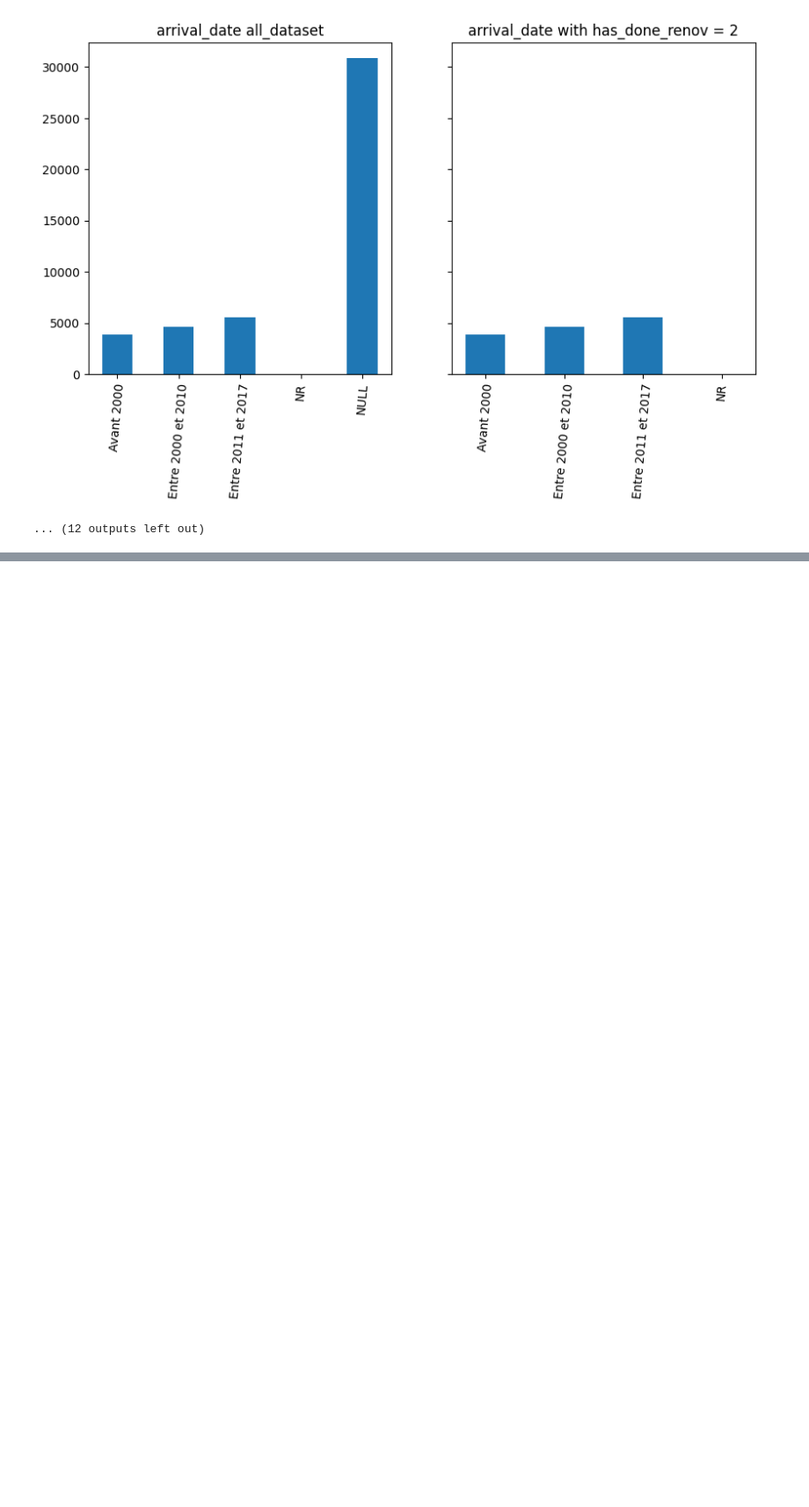
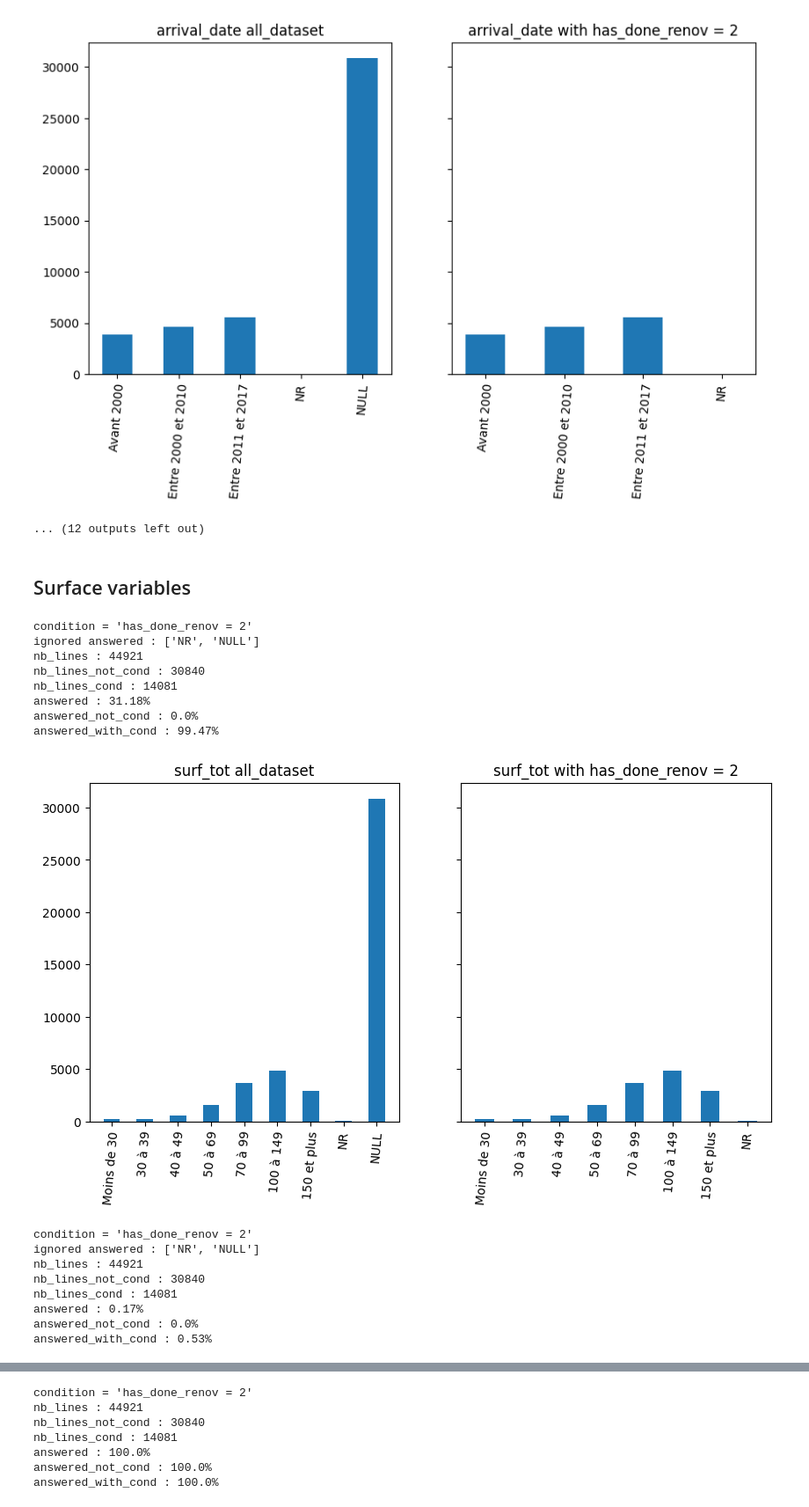
Before and after one commit to axrocheteau/renov_local, a Jupyter notebook: model.ipynb, the cells around one changed output, grey strips where cells are left out. Shown at 88% size. Saved outputs shown, nothing was run; the diff lists cells and outputs as text; code cells hidden in the pictures; blank space fills up the shorter version.

```diff
--- a/model.ipynb
+++ b/model.ipynb
@@ -856,3 +863,27 @@ answered_not_cond : 0.0%
 answered_with_cond : 99.85%
 [figure]
 ... (12 outputs left out)
+# %% [markdown]
+## Surface variables
+# %%
+hist(Others, "surf_tot", "has_done_renov = 2", 'main_Q41q42', not_answered=[])
+hist(Others, "surf421", "has_done_renov = 2", 'main_Q421', not_answered=[])
+hist_best(Others, "surf_clair", "has_done_renov = 2", 'main_q41_c', not_answered=[])
+# %% [output]
+condition = 'has_done_renov = 2'
+ignored answered : ['NR', 'NULL']
+nb_lines : 44921
+nb_lines_not_cond : 30840
+nb_lines_cond : 14081
+answered : 31.18%
+answered_not_cond : 0.0%
+answered_with_cond : 99.47%
+[figure, added]
+condition = 'has_done_renov = 2'
+ignored answered : ['NR', 'NULL']
+nb_lines : 44921
+nb_lines_not_cond : 30840
+nb_lines_cond : 14081
+answered : 0.17%
+answered_not_cond : 0.0%
+answered_with_cond : 0.53%
@@ -858,0 +891,7 @@ answered_with_cond : 99.85%
+condition = 'has_done_renov = 2'
+nb_lines : 44921
+nb_lines_not_cond : 30840
+nb_lines_cond : 14081
+answered : 100.0%
+answered_not_cond : 100.0%
+answered_with_cond : 100.0%
```
Also changed, not shown: parts of 5 cells of this notebook, 1 other file.
